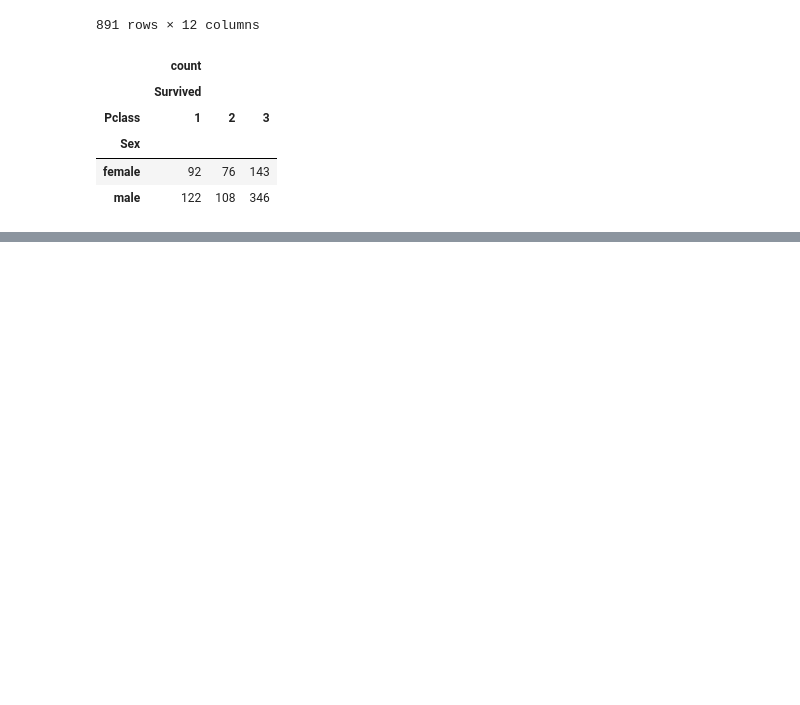
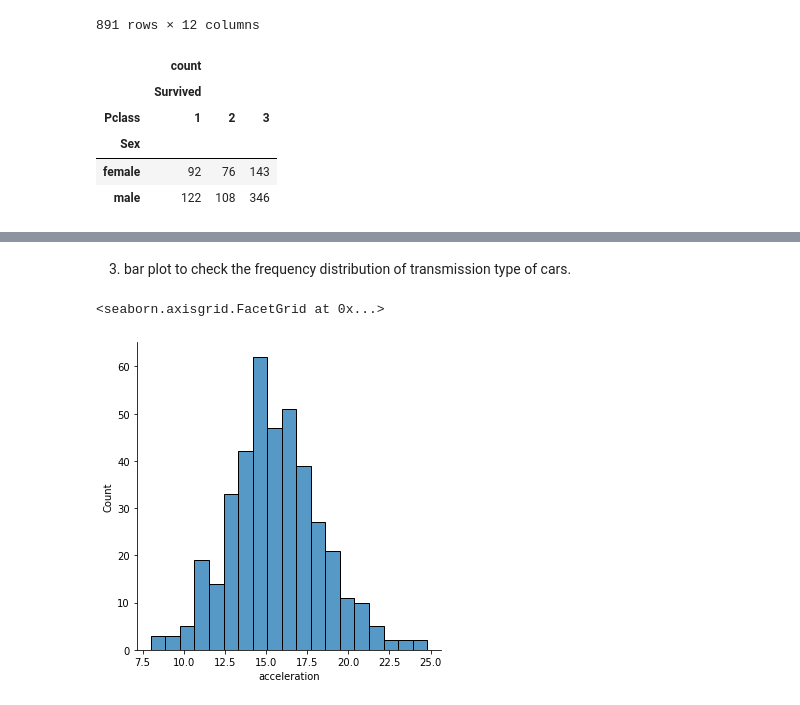
Before and after one commit to jahidalib/pydatabase, a Jupyter notebook: questions.ipynb, the cells around one changed output, grey strips where cells are left out. Saved outputs shown, nothing was run; the diff lists cells and outputs as text; code cells hidden in the pictures; blank space fills up the shorter version.

```diff
--- a/questions.ipynb
+++ b/questions.ipynb
@@ -88,0 +147,7 @@ table
+# %% [markdown]
+3. bar plot to check the frequency distribution of transmission type of cars.
+# %%
+sns.displot(data=mpgdf,x='acceleration')
+# %% [output]
+<seaborn.axisgrid.FacetGrid at 0x...>
+[figure, added]
```
Also changed, not shown: parts of 21 cells of this notebook.
